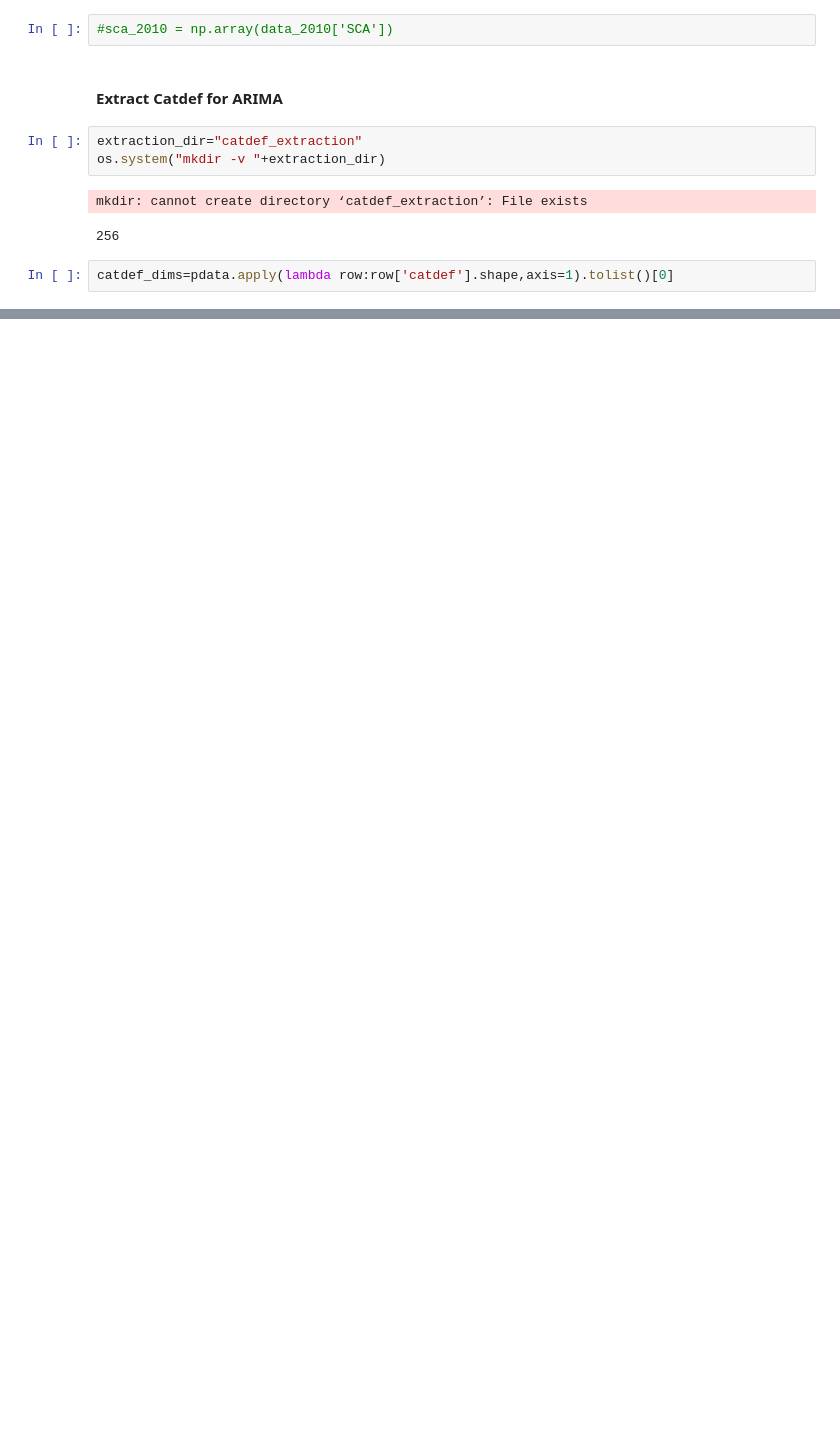
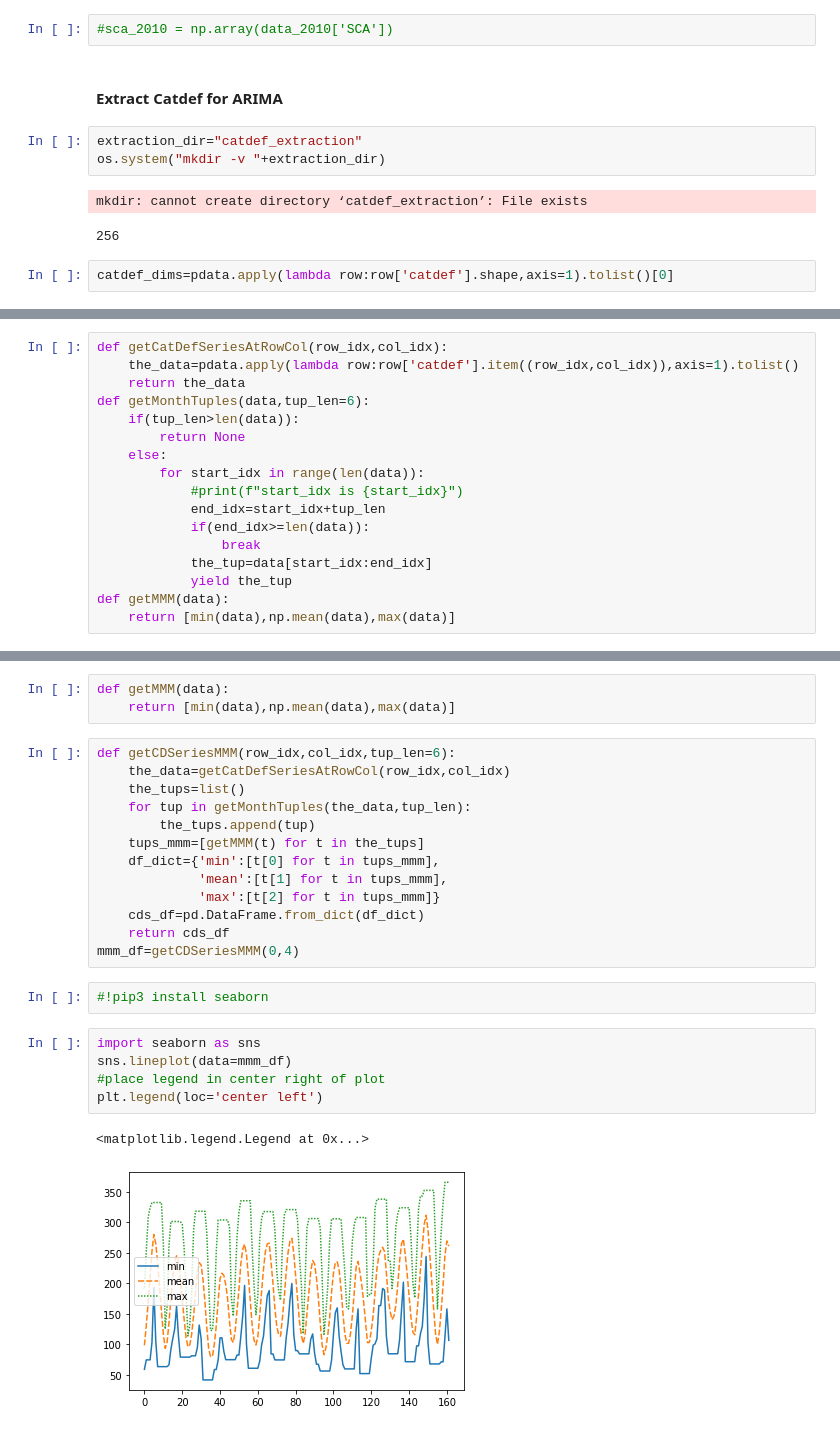
Before and after one commit to eddie-a-salinas/CA-Hydrology-W210-SP2022, a Jupyter notebook: pickle_explore.ipynb, the cells around one changed output, grey strips where cells are left out. Drawn from its saved outputs; the diff is of its cells as text; blank space fills up the shorter version.

```diff
--- a/pickle_explore.ipynb
+++ b/pickle_explore.ipynb
@@ -414,0 +421,17 @@ for row_idx in range(catdef_dims[0]):
+# %%
+def getCatDefSeriesAtRowCol(row_idx,col_idx):
+    the_data=pdata.apply(lambda row:row['catdef'].item((row_idx,col_idx)),axis=1).tolist()
+    return the_data
+def getMonthTuples(data,tup_len=6):
+    if(tup_len>len(data)):
+        return None
+    else:
+        for start_idx in range(len(data)):
+            #print(f"start_idx is {start_idx}")
+            end_idx=start_idx+tup_len
+            if(end_idx>=len(data)):
+                break
+            the_tup=data[start_idx:end_idx]
+            yield the_tup
+def getMMM(data):
+    return [min(data),np.mean(data),max(data)]
@@ -414,0 +444,26 @@ for row_idx in range(catdef_dims[0]):
+# %%
+def getMMM(data):
+    return [min(data),np.mean(data),max(data)]
+# %%
+def getCDSeriesMMM(row_idx,col_idx,tup_len=6):
+    the_data=getCatDefSeriesAtRowCol(row_idx,col_idx)
+    the_tups=list()
+    for tup in getMonthTuples(the_data,tup_len):
+        the_tups.append(tup)
+    tups_mmm=[getMMM(t) for t in the_tups]
+    df_dict={'min':[t[0] for t in tups_mmm],
+             'mean':[t[1] for t in tups_mmm],
+             'max':[t[2] for t in tups_mmm]}
+    cds_df=pd.DataFrame.from_dict(df_dict)
+    return cds_df
+mmm_df=getCDSeriesMMM(0,4)
+# %%
+#!pip3 install seaborn
+# %%
+import seaborn as sns
+sns.lineplot(data=mmm_df)
+#place legend in center right of plot
+plt.legend(loc='center left')
+# %% [output]
+<matplotlib.legend.Legend at 0x...>
+[figure, added]
```
Also changed, not shown: parts of 17 cells of this notebook.
